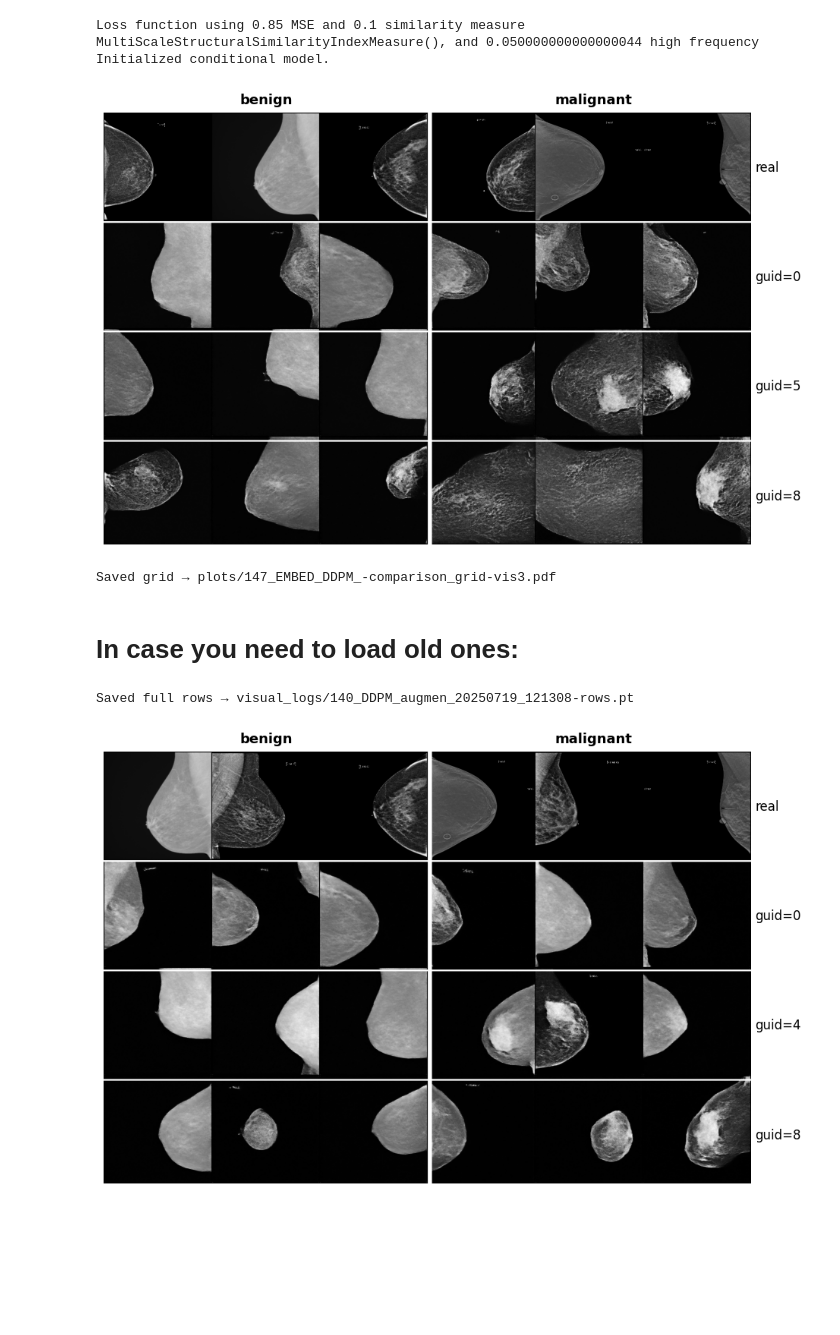
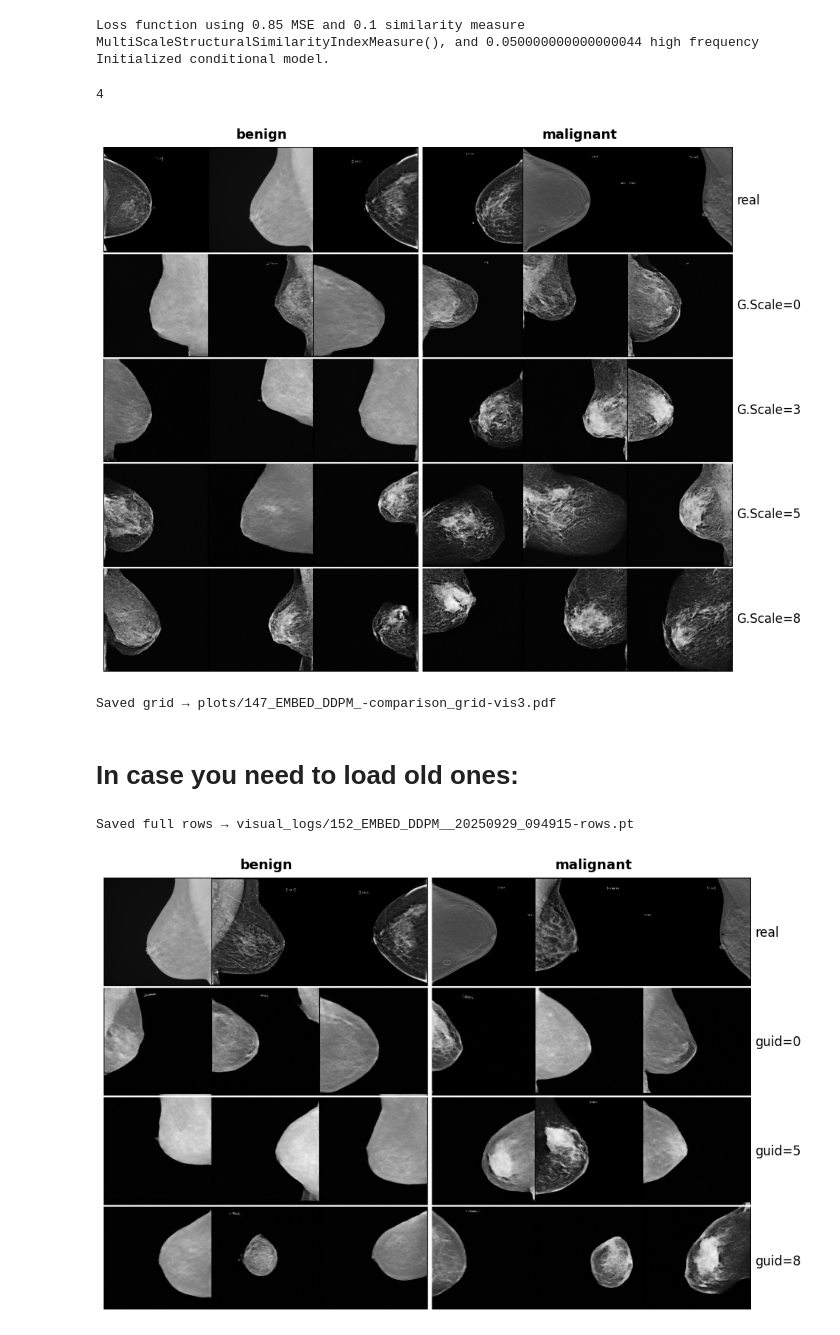
Before and after one commit to Linardos/U24_synthesis, a Jupyter notebook: lightning_synthesis/visual_infer.ipynb, the cells around one changed output. Cells and saved outputs as stored; diff of their text form; code cells hidden in the pictures; blank space fills up the shorter version.

```diff
--- a/lightning_synthesis/visual_infer.ipynb
+++ b/lightning_synthesis/visual_infer.ipynb
@@ -61,7 +62,7 @@ if "CMMD" in ckpt:
     ROOT_REAL = "/mnt/d/Datasets/CMMD/CMMD_binary_256x256/train/original"
 
 LABELS       = {0: "benign", 1: "malignant"}
-GUIDE_SCALES = [0, 5, 8]
+GUIDE_SCALES = [0, 3, 5, 8]
 N_PER_CLASS  = 5
 RESOLUTION   = 256
 device       = "cuda" if torch.cuda.is_available() else "cpu"
@@ -110,6 +111,10 @@ with torch.no_grad(), torch.autocast(device_type="cuda", dtype=torch.float16):
                              size=RESOLUTION, guidance_scale=gs).cpu()
             )
         fake_rows.append(torch.cat(per_label, 0))   # (8,1,H,W)
+# %%
+len(fake_rows)
+# %% [output]
+4
 # %%
 # ------------------------------------------------------------------
 VIS_PER_CLASS = 5            # <— how many per label you want to display
@@ -145,47 +150,51 @@ grid = make_grid(all_imgs, nrow=n_cols, padding=2, value_range=(0, 1))
 grid_img = grid.permute(1, 2, 0).cpu().numpy()
 
 # ------- horizontal separators (rows) ---------------------------------
-BAR_PX  = 4
-PADDING = 2
-ROW_H   = RESOLUTION + PADDING          # distance from one row-top to next
+GRID_PAD = 2   # must match make_grid(..., padding=2)
+BAR_PX   = 4
 
-for k in range(1, n_rows):              # k = 1 … n_rows-1
-    y = PADDING + k * ROW_H + (k - 1) * BAR_PX
+ROW_STRIDE = RESOLUTION + GRID_PAD   # one row height (tile + pad)
+
+for k in range(1, n_rows):           # draw separator before row k
+    y = GRID_PAD + k * ROW_STRIDE
     grid_img[y : y + BAR_PX, :, :] = 1.0
+
 
 # ------- vertical separator (between benign | malignant) --------------
 VBAR_PX     = 10                        # thicker than row bars
 COL_GROUP_W = RESOLUTION + PADDING      # width of one image + right padding
 x = PADDING + VIS_PER_CLASS * COL_GROUP_W   # left edge of first malignant image
 grid_img[:, x : x + VBAR_PX, :] = 1.0       # paint white stripe
 
 # ------- plot -------------------------------------------------------
 fig, ax = plt.subplots(figsize=(11, 2.8 * n_rows))
 ax.imshow(grid_img, cmap="gray")
 ax.axis("off")
 
 # column labels ------------------------------------------------------
 x_vert       = x                                       # from earlier code
 x_benign     = PADDING + VIS_PER_CLASS * COL_GROUP_W / 2
 x_malignant  = x_vert + VBAR_PX + VIS_PER_CLASS * COL_GROUP_W / 2
 ax.text(x_benign,    -15, "benign",    ha="center", va="bottom",
         fontsize=13, fontweight="bold")
 ax.text(x_malignant, -15, "malignant", ha="center", va="bottom",
         fontsize=13, fontweight="bold")
 
 # row labels (unchanged) --------------------------------------------
-row_labels = ["real"] + [f"guid={g}" for g in GUIDE_SCALES]
+row_labels = ["real"] + [f"G.Scale={g}" for g in GUIDE_SCALES]
 for idx, txt in enumerate(row_labels):
-    y_mid = PADDING + idx * (ROW_H + BAR_PX) + ROW_H // 2
+    row_top = GRID_PAD + idx * ROW_STRIDE
+    y_mid   = row_top + RESOLUTION / 2
+
     ax.text(grid_img.shape[1] + 10, y_mid, txt,
             va="center", fontsize=12)
 
 fname = f"plots/{ckpt[:15]}-comparison_grid-vis{VIS_PER_CLASS}.pdf"
 plt.savefig(fname, bbox_inches="tight")
 plt.show()
 print(f"Saved grid → {fname}")
 # %% [output]
-[figure, old version]
+[figure, new version]
 Saved grid → plots/147_EMBED_DDPM_-comparison_grid-vis3.pdf
 # %% [markdown]
 # In case you need to load old ones:
@@ -219,7 +228,7 @@ torch.save(rows_dict, save_dir / fname)
 
 print("Saved full rows →", save_dir / fname)
 # %% [output]
-Saved full rows → visual_logs/140_DDPM_augmen_20250719_121308-rows.pt
+Saved full rows → visual_logs/152_EMBED_DDPM__20250929_094915-rows.pt
 # %%
 import torch, pathlib
 
```
Also changed, not shown: parts of 1 cell of this notebook, 23 other files.
